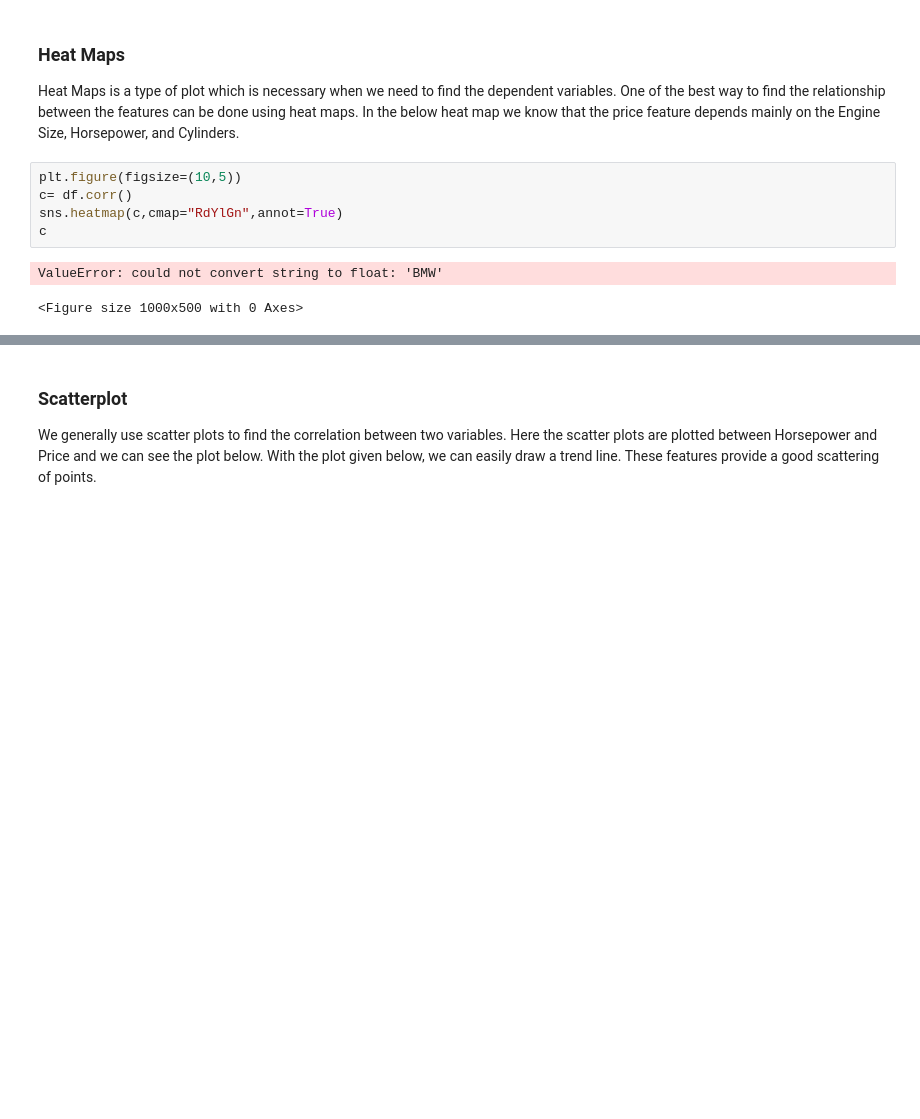
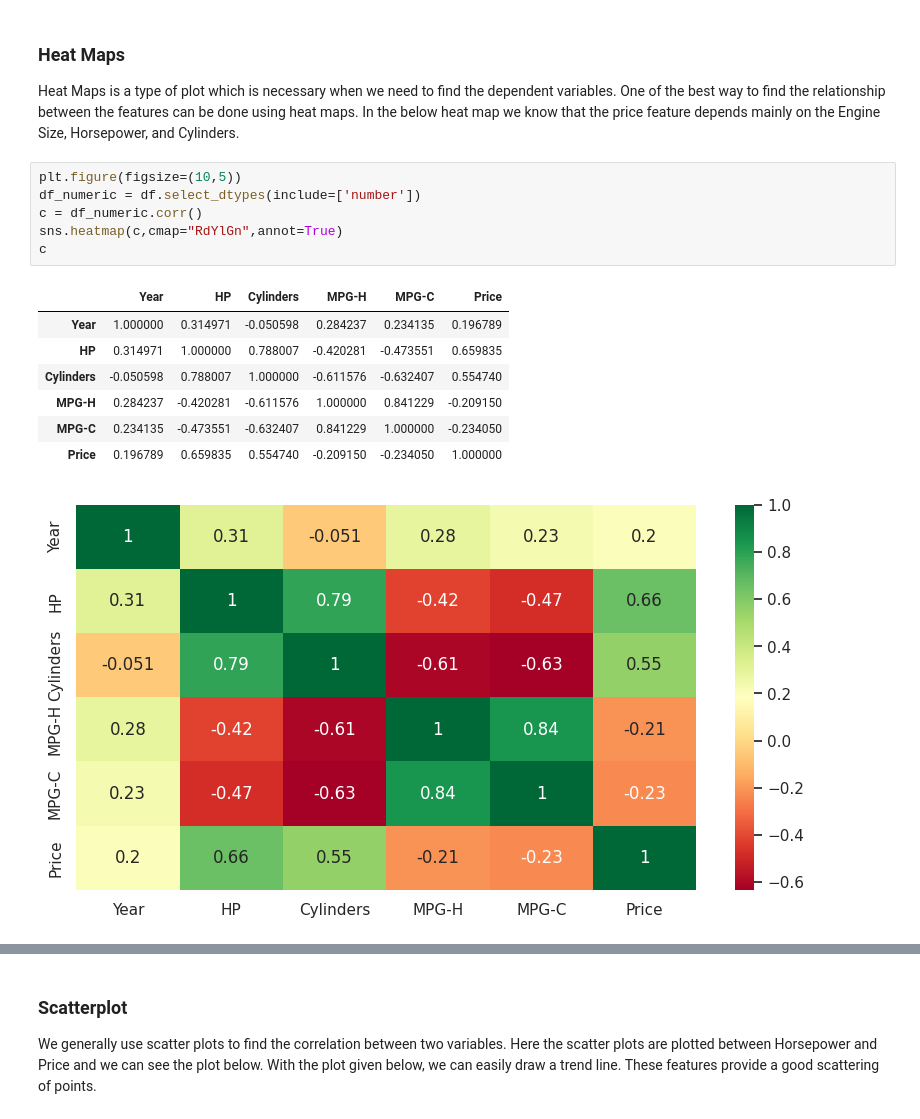
Before and after one commit to KelanaIrsyad/Buku-Machine-Learning, a Jupyter notebook: Exploratory Data Analysis/Exploratory_data_Analysis_1.ipynb, the cells around one changed output, grey strips where cells are left out. Cells and saved outputs as stored; diff of their text form; blank space fills up the shorter version.

```diff
--- a/Exploratory Data Analysis/Exploratory_data_Analysis_1.ipynb
+++ b/Exploratory Data Analysis/Exploratory_data_Analysis_1.ipynb
@@ -346,12 +346,19 @@ plt.xlabel('Make');
 Heat Maps is a type of plot which is necessary when we need to find the dependent variables. One of the best way to find the relationship between the features can be done using heat maps. In the below heat map we know that the price feature depends mainly on the Engine Size, Horsepower, and Cylinders.
 # %%
 plt.figure(figsize=(10,5))
-c= df.corr()
+df_numeric = df.select_dtypes(include=['number'])
+c = df_numeric.corr()
 sns.heatmap(c,cmap="RdYlGn",annot=True)
 c
 # %% [output]
-ValueError: could not convert string to float: 'BMW'
-<Figure size 1000x500 with 0 Axes>
+|  | Year | HP | Cylinders | MPG-H | MPG-C | Price |
+| Year | 1.000000 | 0.314971 | -0.050598 | 0.284237 | 0.234135 | 0.196789 |
+| HP | 0.314971 | 1.000000 | 0.788007 | -0.420281 | -0.473551 | 0.659835 |
+| Cylinders | -0.050598 | 0.788007 | 1.000000 | -0.611576 | -0.632407 | 0.554740 |
+| MPG-H | 0.284237 | -0.420281 | -0.611576 | 1.000000 | 0.841229 | -0.209150 |
+| MPG-C | 0.234135 | -0.473551 | -0.632407 | 0.841229 | 1.000000 | -0.234050 |
+| Price | 0.196789 | 0.659835 | 0.554740 | -0.209150 | -0.234050 | 1.000000 |
+[figure, added]
 # %%
 result = pd.pivot_table(data=df, index='Transmission', columns='Drive Mode',values='Price')
 print(result)
```
Also changed, not shown: parts of 7 cells of this notebook.
